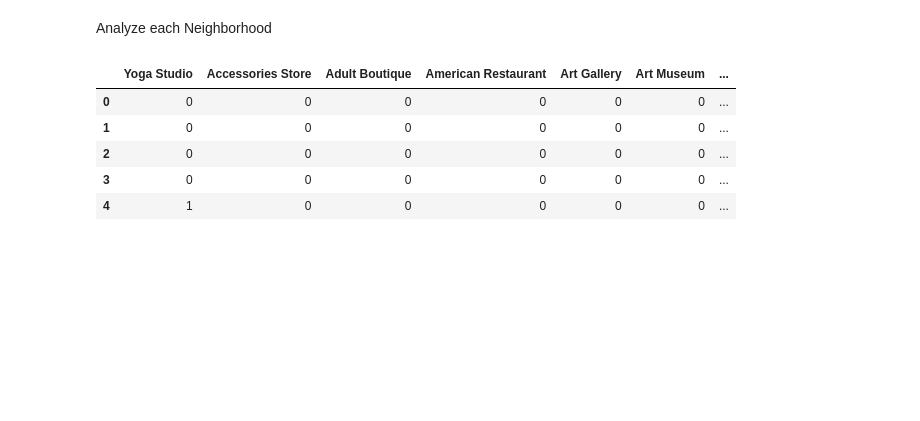
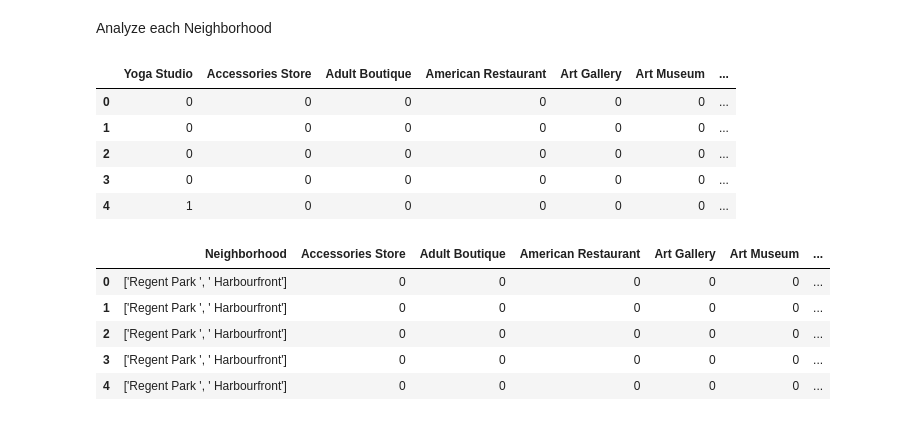
Before and after one commit to JustChandy/Coursera_Capstone, a Jupyter notebook: Main Code.ipynb, the cells around one changed output. Cells and saved outputs as stored; diff of their text form; code cells hidden in the pictures; blank space fills up the shorter version.

Commit message:
Add files via upload
explore toronto neighborhood

```diff
--- a/Main Code.ipynb
+++ b/Main Code.ipynb
@@ -378,3 +378,18 @@ toronto_onehot = toronto_onehot[fixed_columns]
 | 2 | 0 | 0 | 0 | 0 | 0 | 0 | ... |
 | 3 | 0 | 0 | 0 | 0 | 0 | 0 | ... |
 | 4 | 1 | 0 | 0 | 0 | 0 | 0 | ... |
+# %%
+cols = toronto_onehot.columns.to_list()
+# %%
+cols.insert(212, cols.pop(cols.index('Yoga Studio')))
+# %%
+toronto_onehot = toronto_onehot.reindex(columns = cols)
+# %%
+toronto_onehot.head()
+# %% [output]
+|  | Neighborhood | Accessories Store | Adult Boutique | American Restaurant | Art Gallery | Art Museum | ... |
+| 0 | ['Regent Park ', ' Harbourfront'] | 0 | 0 | 0 | 0 | 0 | ... |
+| 1 | ['Regent Park ', ' Harbourfront'] | 0 | 0 | 0 | 0 | 0 | ... |
+| 2 | ['Regent Park ', ' Harbourfront'] | 0 | 0 | 0 | 0 | 0 | ... |
+| 3 | ['Regent Park ', ' Harbourfront'] | 0 | 0 | 0 | 0 | 0 | ... |
+| 4 | ['Regent Park ', ' Harbourfront'] | 0 | 0 | 0 | 0 | 0 | ... |
```
Also changed, not shown: parts of 5 cells of this notebook.
